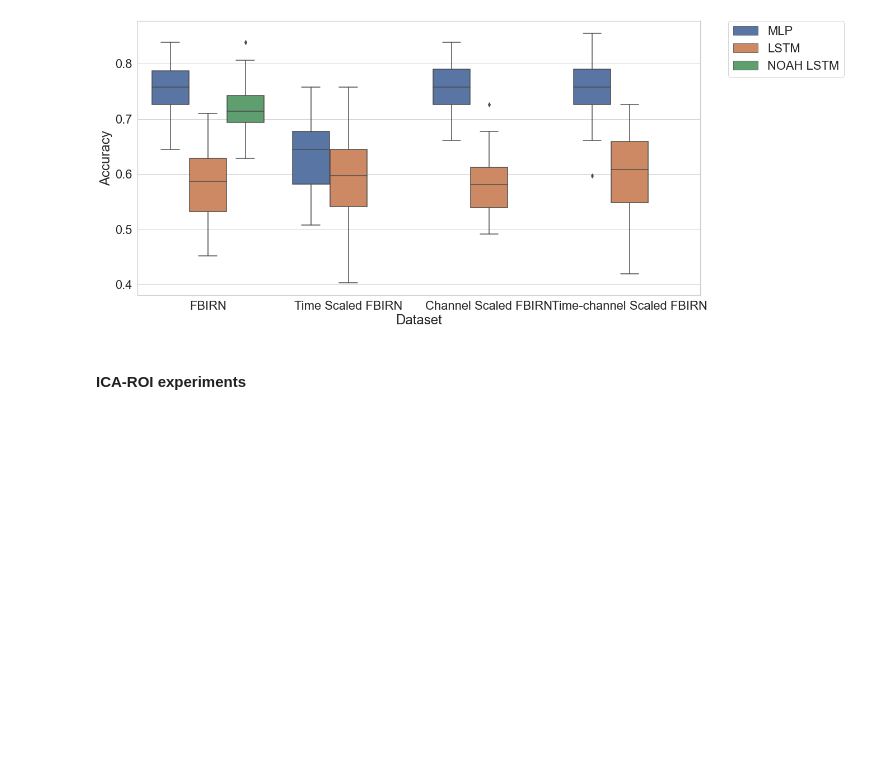
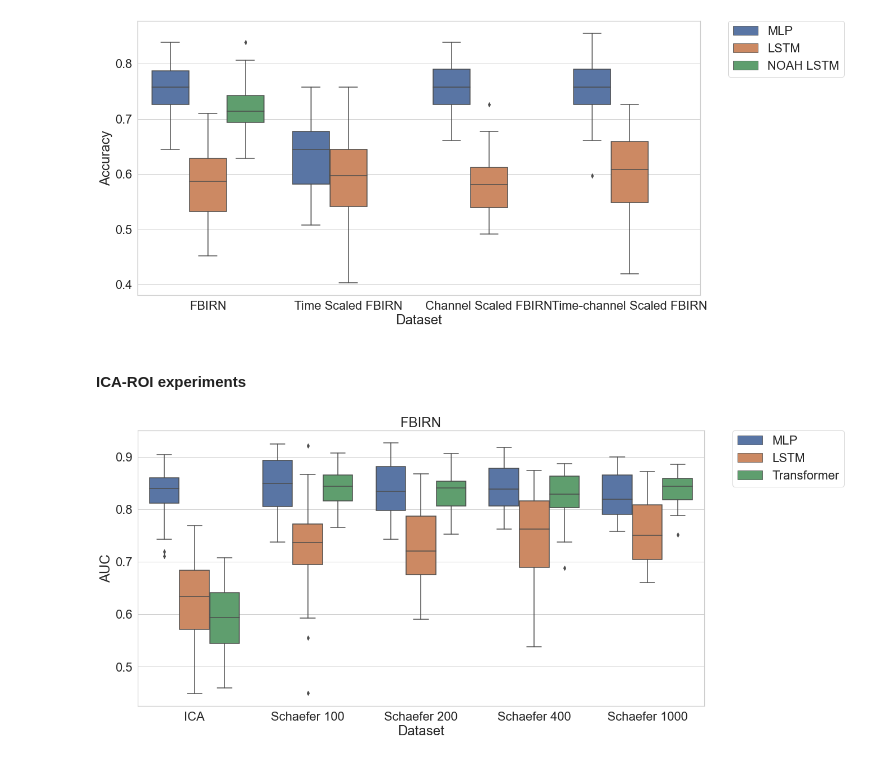
Before and after one commit to paavalipopov/mlp_project, a Jupyter notebook: examples/box_plots.ipynb, the cells around one changed output. Saved outputs shown, nothing was run; the diff lists cells and outputs as text; code cells hidden in the pictures; blank space fills up the shorter version.

```diff
--- a/examples/box_plots.ipynb
+++ b/examples/box_plots.ipynb
@@ -530,0 +589,18 @@ plt.show()
+# %%
+sns.boxplot(x="Dataset", y="AUC",
+            data=data,
+            hue="Model"
+            )
+# sns.despine(offset=10, trim=True)
+plt.title("FBIRN")
+plt.legend(bbox_to_anchor=(1.05, 1), loc='upper left', borderaxespad=0)
+
+plt.savefig(
+    "./roi_experiments/fbirn.png",
+    format="png",
+    dpi=300,
+    bbox_inches='tight'
+)
+plt.savefig("./roi_experiments/fbirn.svg", bbox_inches='tight')
+# %% [output]
+[figure, added]
```
Also changed, not shown: parts of 20 cells of this notebook, 1 other file.
